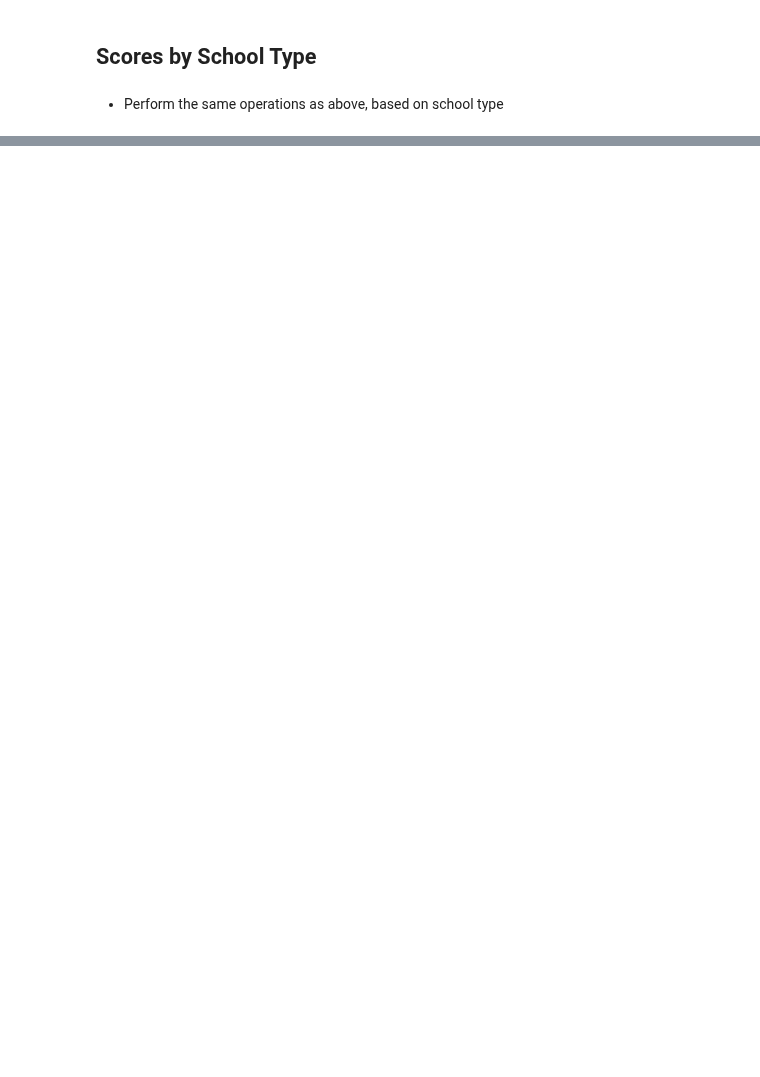
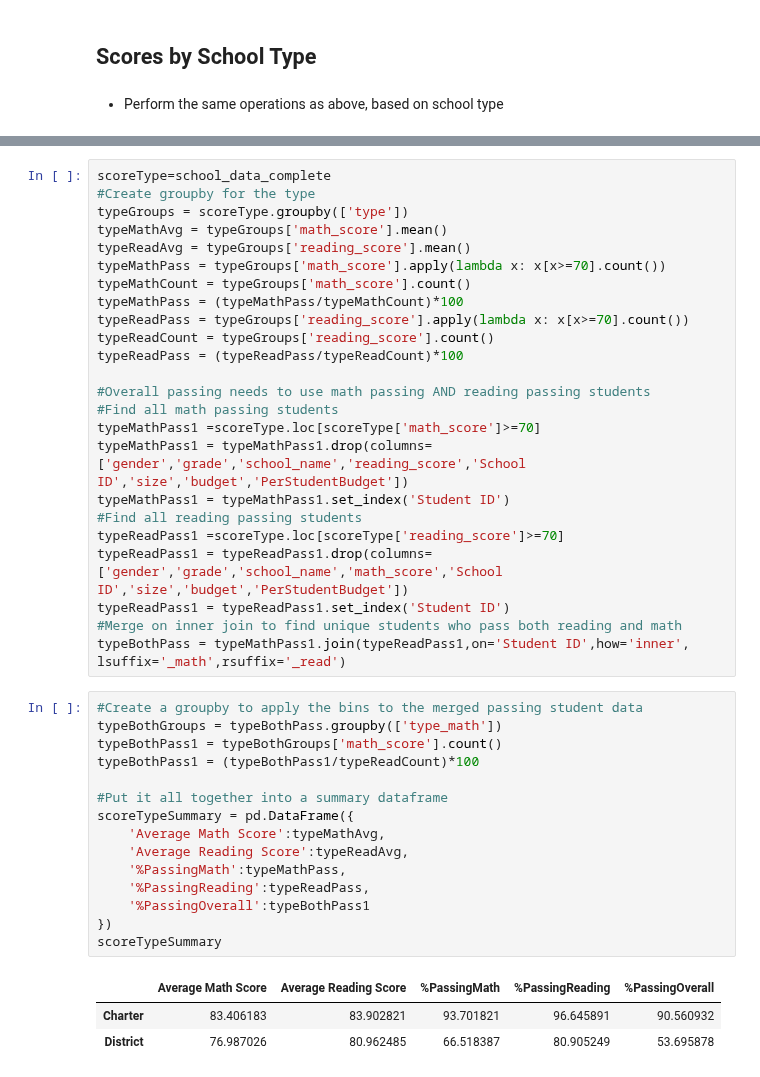
Before and after one commit to jakemperry/pandas-challenge, a Jupyter notebook: PyCitySchools/PyCitySchools_jmp.ipynb, the cells around one changed output, grey strips where cells are left out. Cells and saved outputs as stored; diff of their text form; blank space fills up the shorter version.

```diff
--- a/PyCitySchools/PyCitySchools_jmp.ipynb
+++ b/PyCitySchools/PyCitySchools_jmp.ipynb
@@ -325,0 +406,43 @@ readGradeAvgs
+# %%
+scoreType=school_data_complete
+#Create groupby for the type
+typeGroups = scoreType.groupby(['type'])
+typeMathAvg = typeGroups['math_score'].mean()
+typeReadAvg = typeGroups['reading_score'].mean()
+typeMathPass = typeGroups['math_score'].apply(lambda x: x[x>=70].count())
+typeMathCount = typeGroups['math_score'].count()
+typeMathPass = (typeMathPass/typeMathCount)*100
+typeReadPass = typeGroups['reading_score'].apply(lambda x: x[x>=70].count())
+typeReadCount = typeGroups['reading_score'].count()
+typeReadPass = (typeReadPass/typeReadCount)*100
+
+#Overall passing needs to use math passing AND reading passing students
+#Find all math passing students
+typeMathPass1 =scoreType.loc[scoreType['math_score']>=70]
+typeMathPass1 = typeMathPass1.drop(columns=['gender','grade','school_name','reading_score','School ID','size','budget','PerStudentBudget'])
+typeMathPass1 = typeMathPass1.set_index('Student ID')
+#Find all reading passing students
+typeReadPass1 =scoreType.loc[scoreType['reading_score']>=70]
+typeReadPass1 = typeReadPass1.drop(columns=['gender','grade','school_name','math_score','School ID','size','budget','PerStudentBudget'])
+typeReadPass1 = typeReadPass1.set_index('Student ID')
+#Merge on inner join to find unique students who pass both reading and math
+typeBothPass = typeMathPass1.join(typeReadPass1,on='Student ID',how='inner', lsuffix='_math',rsuffix='_read')
+# %%
+#Create a groupby to apply the bins to the merged passing student data
+typeBothGroups = typeBothPass.groupby(['type_math'])
+typeBothPass1 = typeBothGroups['math_score'].count()
+typeBothPass1 = (typeBothPass1/typeReadCount)*100
+
+#Put it all together into a summary dataframe
+scoreTypeSummary = pd.DataFrame({
+    'Average Math Score':typeMathAvg,
+    'Average Reading Score':typeReadAvg,
+    '%PassingMath':typeMathPass,
+    '%PassingReading':typeReadPass,
+    '%PassingOverall':typeBothPass1
+})
+scoreTypeSummary
+# %% [output]
+|  | Average Math Score | Average Reading Score | %PassingMath | %PassingReading | %PassingOverall |
+| Charter | 83.406183 | 83.902821 | 93.701821 | 96.645891 | 90.560932 |
+| District | 76.987026 | 80.962485 | 66.518387 | 80.905249 | 53.695878 |
```
Also changed, not shown: parts of 8 cells of this notebook.
